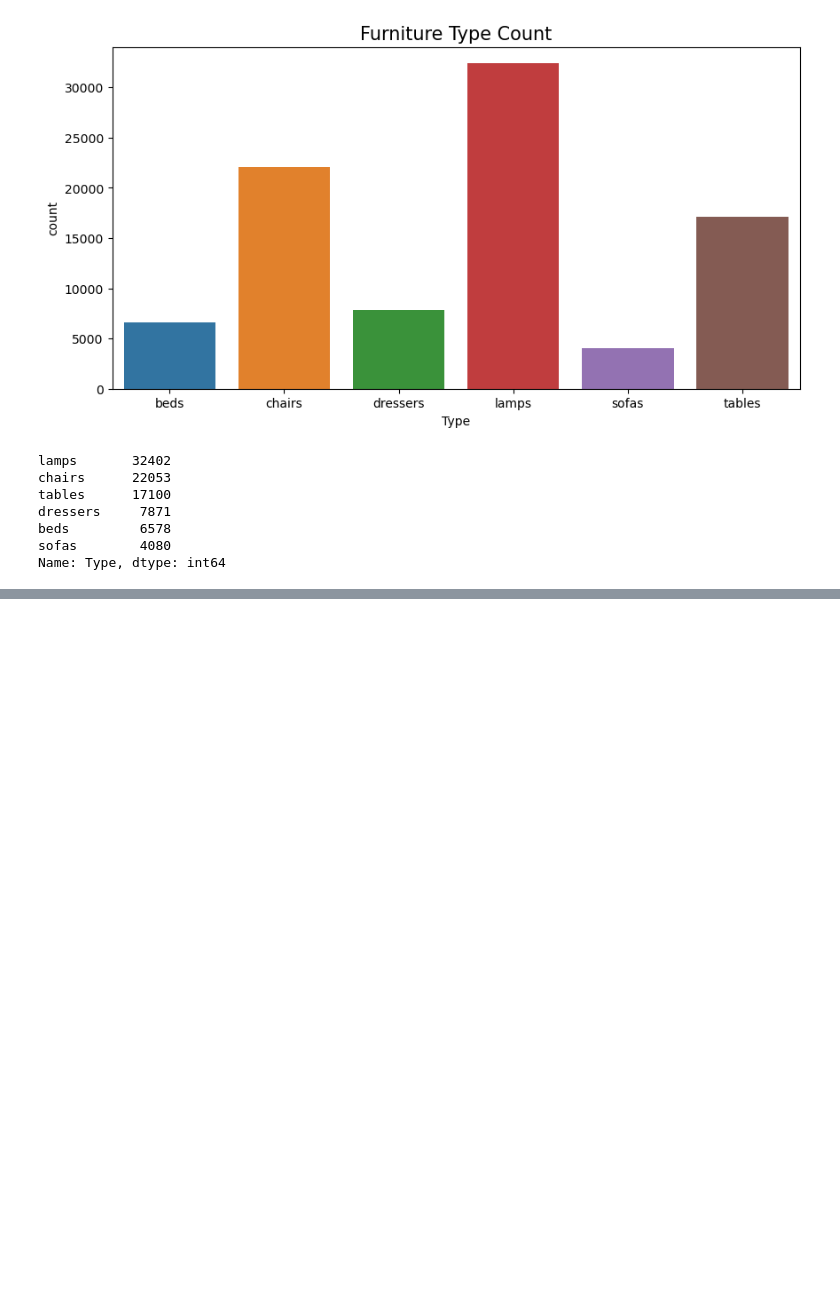
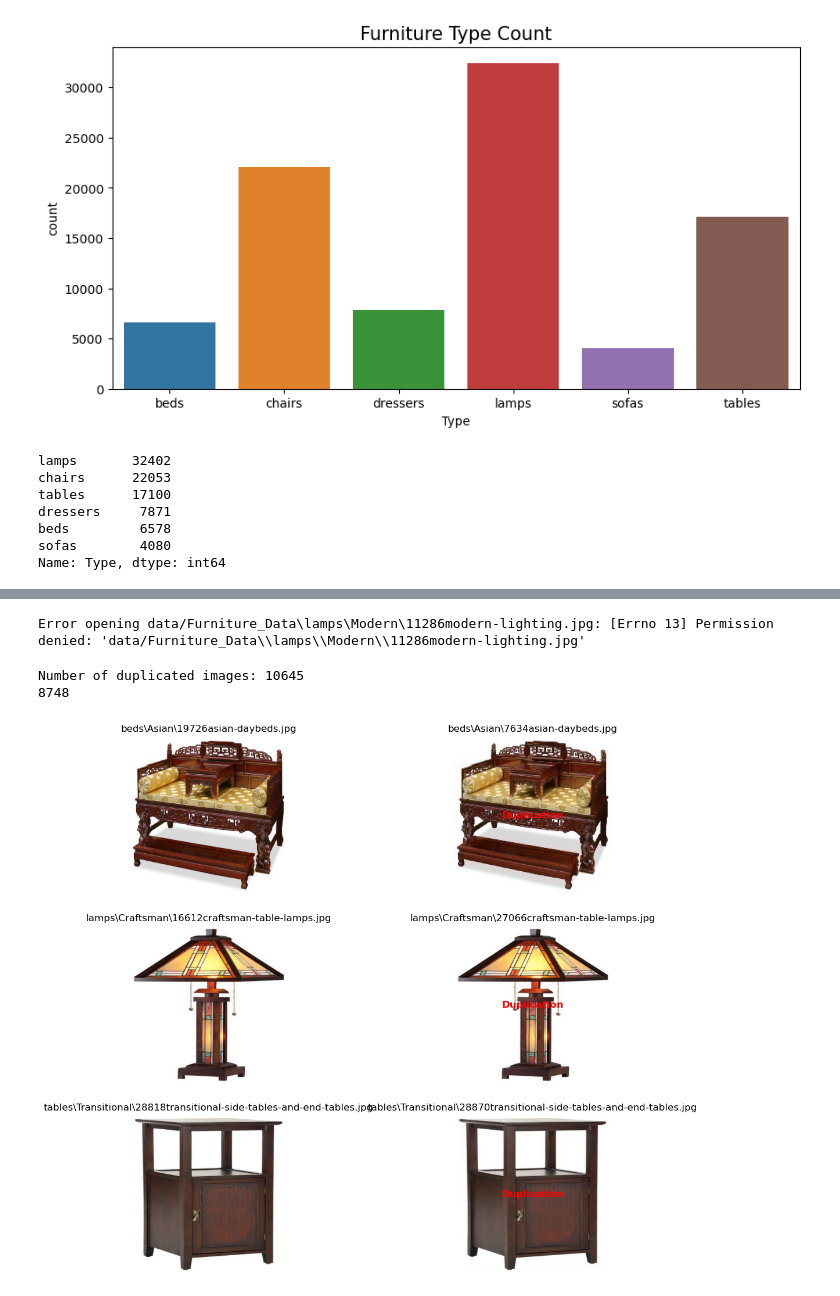
Before and after one commit to kaito274/COSC2753---Assignment2, a Jupyter notebook: Task 1 EDA.ipynb, the cells around one changed output, grey strips where cells are left out. Cells and saved outputs as stored; diff of their text form; code cells hidden in the pictures; blank space fills up the shorter version.

Commit message:
Remove duplicated images

```diff
--- a/Task 1 EDA.ipynb
+++ b/Task 1 EDA.ipynb
@@ -93,7 +94,7 @@ Load succesffuly
 import os
 import csv
 
-file_path = 'Furnitures/clean_data.csv'
+file_path = 'data/data_raw.csv'
 
 # Check if the directory exists
 directory = os.path.dirname(file_path)
@@ -167,3 +168,6 @@ dressers     7871
 beds         6578
 sofas        4080
 Name: Type, dtype: int64
+# %%
+df_raw = pd.read_csv('./data/data_raw.csv')
+df_raw.head()
@@ -169,0 +196,75 @@ Name: Type, dtype: int64
+# %%
+import os
+from PIL import Image
+import imagehash
+
+image_hashes = {}
+duplicates_count = 0
+
+for i, row in df_raw.iterrows():
+    img_path = row["ImgPath"]
+    try:
+        with Image.open(img_path) as im:
+            img_hash = imagehash.phash(im)
+            if img_hash in image_hashes:
+                image_hashes[img_hash].append(row["ImgPath"])
+                duplicates_count += 1
+            else:
+                image_hashes[img_hash] = [img_path]
+    except IOError as e:
+        print(f"Error opening {img_path}: {e}")
+    except PermissionError as e:
+        print(f"Permission error with {img_path}: {e}")
+# %% [output]
+Error opening data/Furniture_Data\lamps\Modern\11286modern-lighting.jpg: [Errno 13] Permission denied: 'data/Furniture_Data\\lamps\\Modern\\11286modern-lighting.jpg'
+# %%
+duplicated_image_hashes = {hash_val: paths for hash_val, paths in image_hashes.items() if len(paths) > 1}  # Remove hashes with a single path
+# %%
+print(f'Number of duplicated images: {duplicates_count}')
+print(len(duplicated_image_hashes))
+# %% [output]
+Number of duplicated images: 10645
+8748
+# %%
+def get_last_three_path(full_path):
+    # Normalize the path to avoid issues with different OS path separators
+    normalized_path = os.path.normpath(full_path)
+
+    # Split the path into parts
+    path_parts = normalized_path.split(os.sep)
+
+    # Get the last three components of the path
+    last_three_parts = os.sep.join(path_parts[-3:])
+
+    return last_three_parts
+# %%
+sample_indices = [0, len(duplicated_image_hashes.values()) // 2, len(duplicated_image_hashes.values()) - 1]
+
+fig, ax = plt.subplots(3, 2, figsize=(12, 12))
+
+for iteration, sample_index in enumerate(sample_indices):
+    paths = list(duplicated_image_hashes.values())[sample_index]
+    for i, path in enumerate(paths):
+        if i >= 2:
+            break
+
+        im = Image.open(f'{path}')
+        ax[iteration, i].imshow(im)
+        if i > 0:
+            ax[iteration, i].text(
+                0.5, 0.5, f'Duplication',
+                horizontalalignment='center',
+                verticalalignment='center',
+                transform=ax[iteration, i].transAxes,
+                fontsize=12,
+                color='red',
+                weight='bold'
+            )
+        title_path = get_last_three_path(path)
+        ax[iteration, i].set_title(title_path, fontsize=12)
+        ax[iteration, i].axis('off')
+
+plt.subplots_adjust(wspace=0.5, hspace=0.2)
+plt.show()
+# %% [output]
+[figure, added]
```
Also changed, not shown: parts of 11 cells of this notebook, 3 other files.
